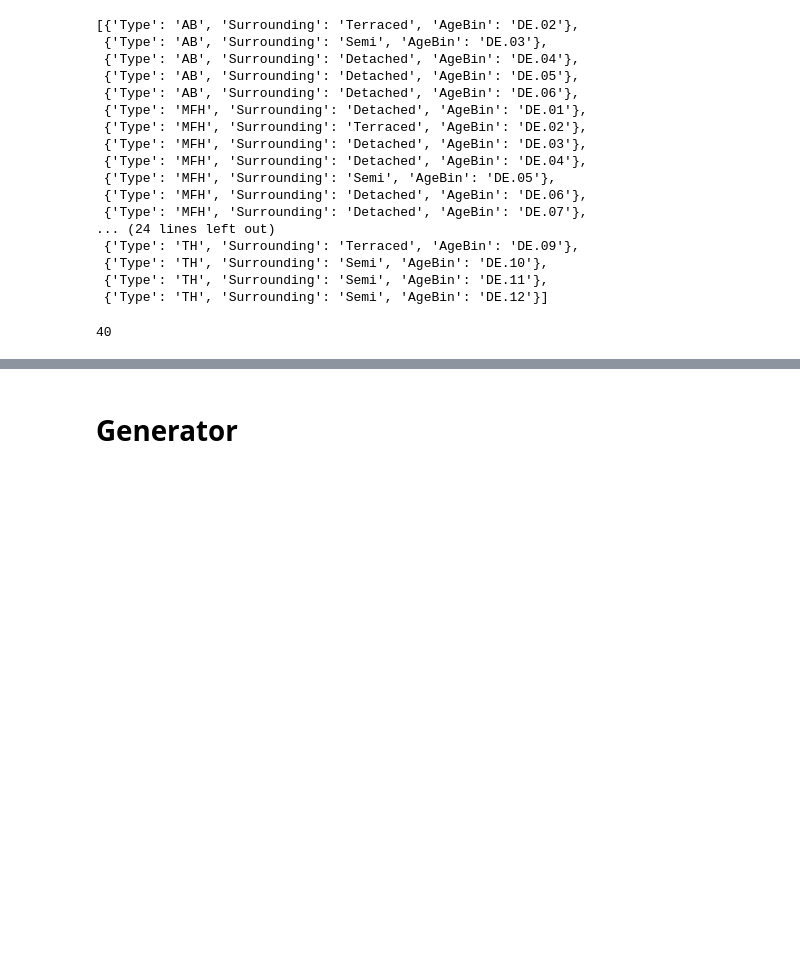
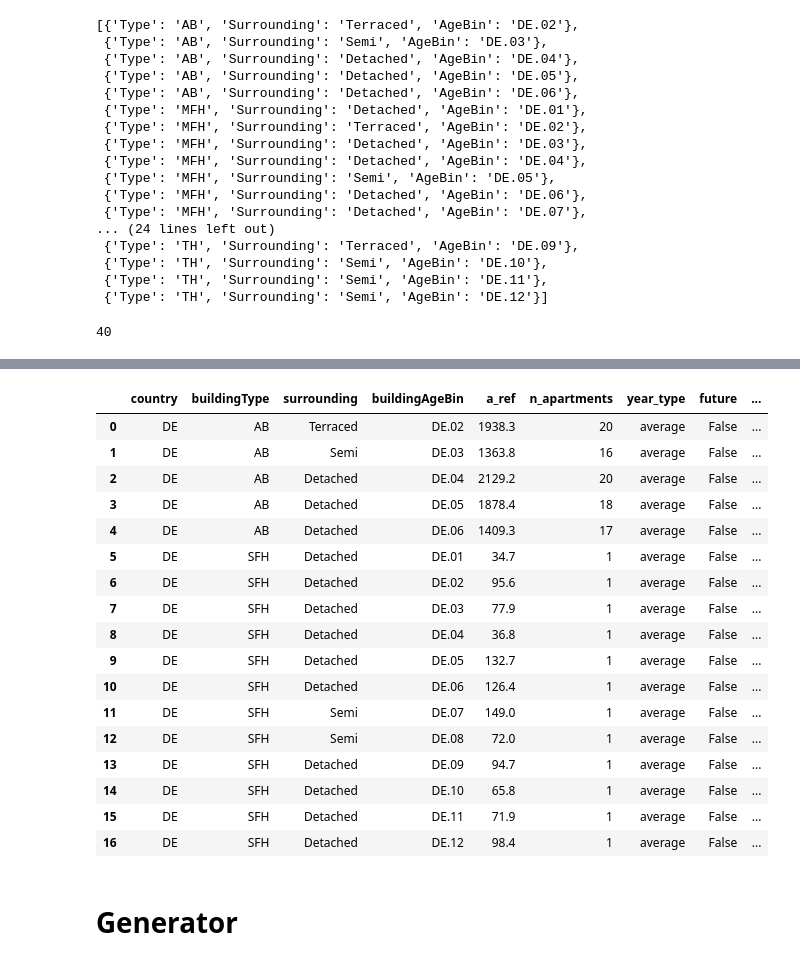
Before and after one commit to NV717/tsib_simuflex, a Jupyter notebook: Generation_Manifest.ipynb, the cells around one changed output, grey strips where cells are left out. Drawn from its saved outputs; the diff is of its cells as text; code cells hidden in the pictures; blank space fills up the shorter version.

```diff
--- a/Generation_Manifest.ipynb
+++ b/Generation_Manifest.ipynb
@@ -156,2 +199,23 @@ for _ in range(10):
+# %%
+pd.read_parquet("manifest.parquet")
+# %% [output]
+|  | country | buildingType | surrounding | buildingAgeBin | a_ref | n_apartments | year_type | future | ... |
+| 0 | DE | AB | Terraced | DE.02 | 1938.3 | 20 | average | False | ... |
+| 1 | DE | AB | Semi | DE.03 | 1363.8 | 16 | average | False | ... |
+| 2 | DE | AB | Detached | DE.04 | 2129.2 | 20 | average | False | ... |
+| 3 | DE | AB | Detached | DE.05 | 1878.4 | 18 | average | False | ... |
+| 4 | DE | AB | Detached | DE.06 | 1409.3 | 17 | average | False | ... |
+| 5 | DE | SFH | Detached | DE.01 | 34.7 | 1 | average | False | ... |
+| 6 | DE | SFH | Detached | DE.02 | 95.6 | 1 | average | False | ... |
+| 7 | DE | SFH | Detached | DE.03 | 77.9 | 1 | average | False | ... |
+| 8 | DE | SFH | Detached | DE.04 | 36.8 | 1 | average | False | ... |
+| 9 | DE | SFH | Detached | DE.05 | 132.7 | 1 | average | False | ... |
+| 10 | DE | SFH | Detached | DE.06 | 126.4 | 1 | average | False | ... |
+| 11 | DE | SFH | Semi | DE.07 | 149.0 | 1 | average | False | ... |
+| 12 | DE | SFH | Semi | DE.08 | 72.0 | 1 | average | False | ... |
+| 13 | DE | SFH | Detached | DE.09 | 94.7 | 1 | average | False | ... |
+| 14 | DE | SFH | Detached | DE.10 | 65.8 | 1 | average | False | ... |
+| 15 | DE | SFH | Detached | DE.11 | 71.9 | 1 | average | False | ... |
+| 16 | DE | SFH | Detached | DE.12 | 98.4 | 1 | average | False | ... |
 # %% [markdown]
 # Generator
```
Also changed, not shown: parts of 28 cells of this notebook, 9 other files.
